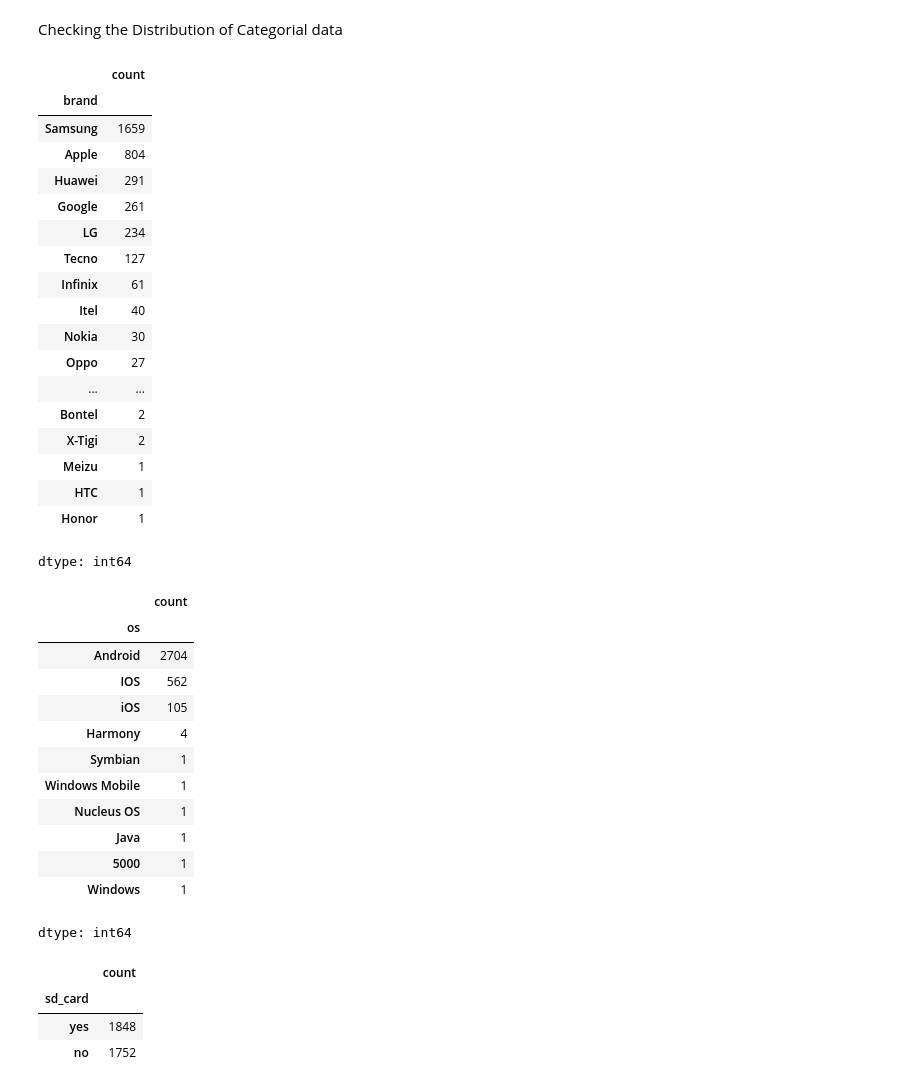
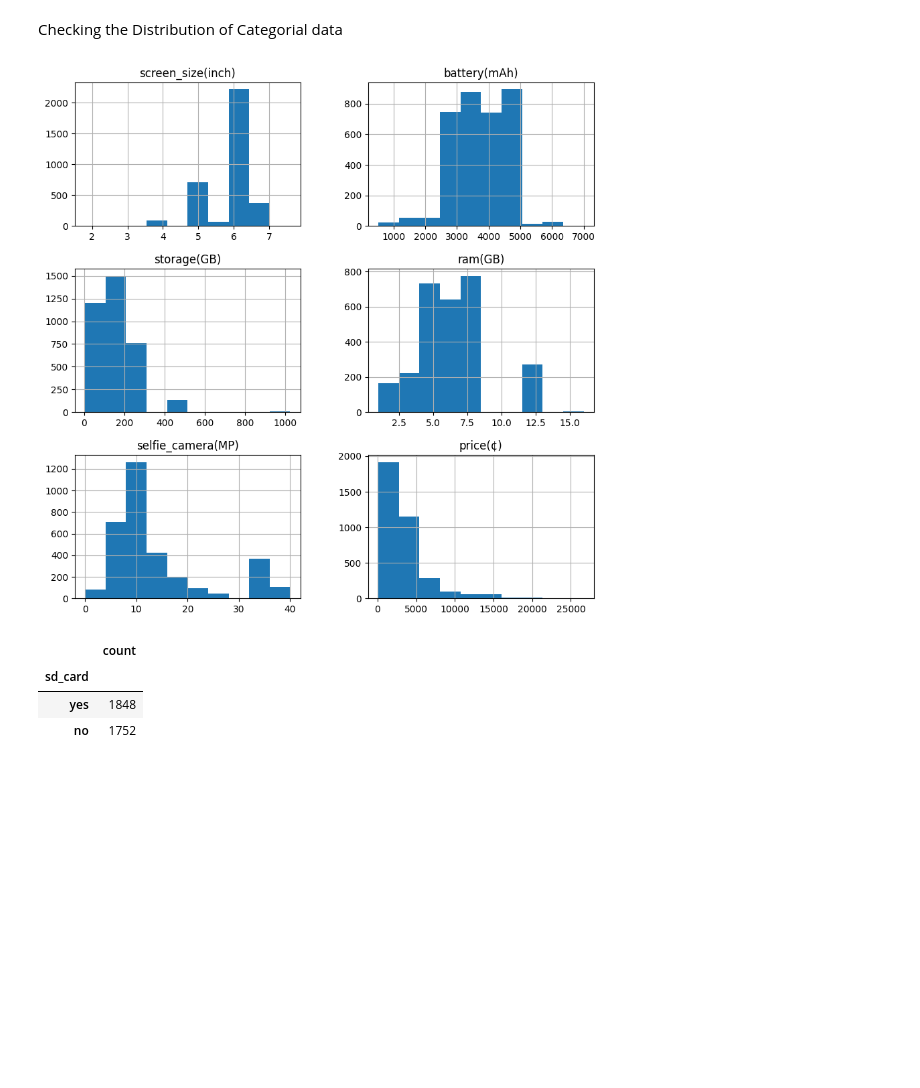
Before and after one commit to KwameCode27/car-price-prediction, a Jupyter notebook: Mobile_Price_Predictor.ipynb, the cells around one changed output. Drawn from its saved outputs; the diff is of its cells as text; code cells hidden in the pictures; blank space fills up the shorter version.

```diff
--- a/Mobile_Price_Predictor.ipynb
+++ b/Mobile_Price_Predictor.ipynb
@@ -128,3 +266,6 @@ dtype: int64
+# %%
+# Encoding sim_card
+mobile_dataset.replace({'sim_card':{'Single SIM': 1, 'Dual SIM': 0}}, inplace=True)
 # %%
 # Visualize missing data patterns
 msno.matrix(mobile_dataset)
@@ -202,43 +310,11 @@ mobile_dataset.tail()
 # %% [markdown]
 Checking the Distribution of Categorial data
-# %%
-mobile_dataset.brand.value_counts()
-# %% [output]
-|  | count |
-| brand |  |
-| Samsung | 1659 |
-| Apple | 804 |
-| Huawei | 291 |
-| Google | 261 |
-| LG | 234 |
-| Tecno | 127 |
-| Infinix | 61 |
-| Itel | 40 |
-| Nokia | 30 |
-| Oppo | 27 |
-| ... | ... |
-| Bontel | 2 |
-| X-Tigi | 2 |
-| Meizu | 1 |
-| HTC | 1 |
-| Honor | 1 |
-dtype: int64
-# %%
-mobile_dataset.os.value_counts()
-# %% [output]
-|  | count |
-| os |  |
-| Android | 2704 |
-| IOS | 562 |
-| iOS | 105 |
-| Harmony | 4 |
-| Symbian | 1 |
-| Windows Mobile | 1 |
-| Nucleus OS | 1 |
-| Java | 1 |
-| 5000 | 1 |
-| Windows | 1 |
-dtype: int64
+# %%
+# histogram of distribution of data
+mobile_dataset.hist(figsize=(10,10))
+plt.show()
+# %% [output]
+[figure, added]
 # %%
 mobile_dataset.sd_card.value_counts()
 # %% [output]
```
Also changed, not shown: parts of 35 cells of this notebook.
